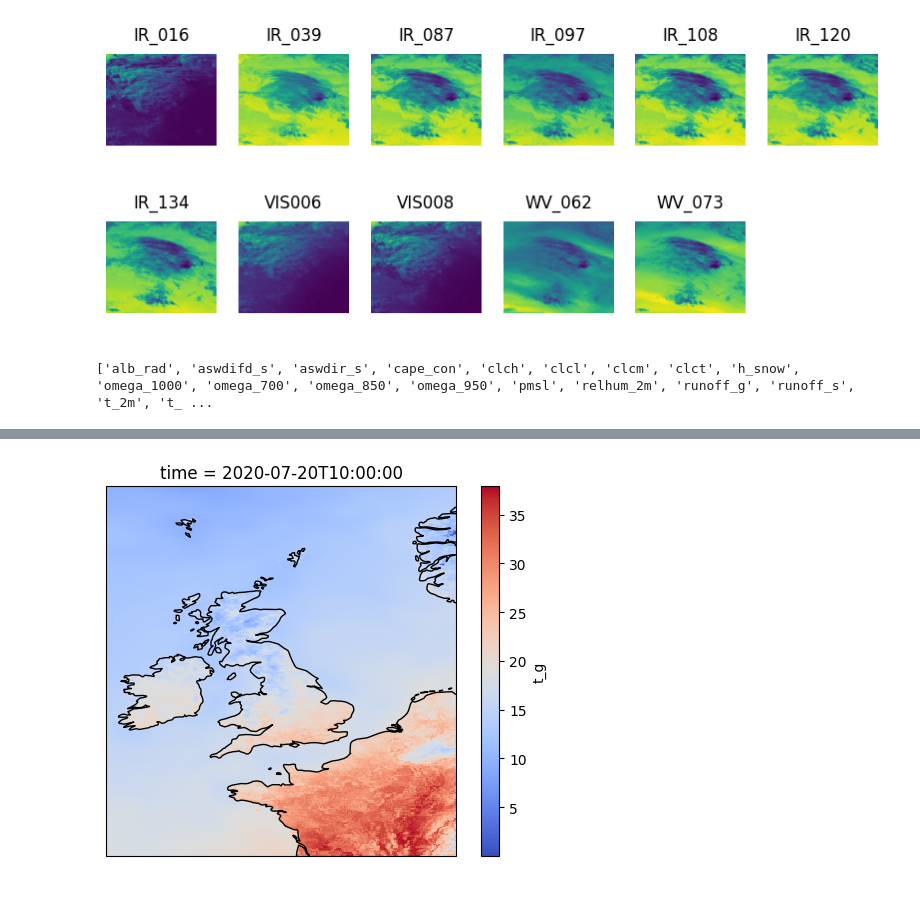
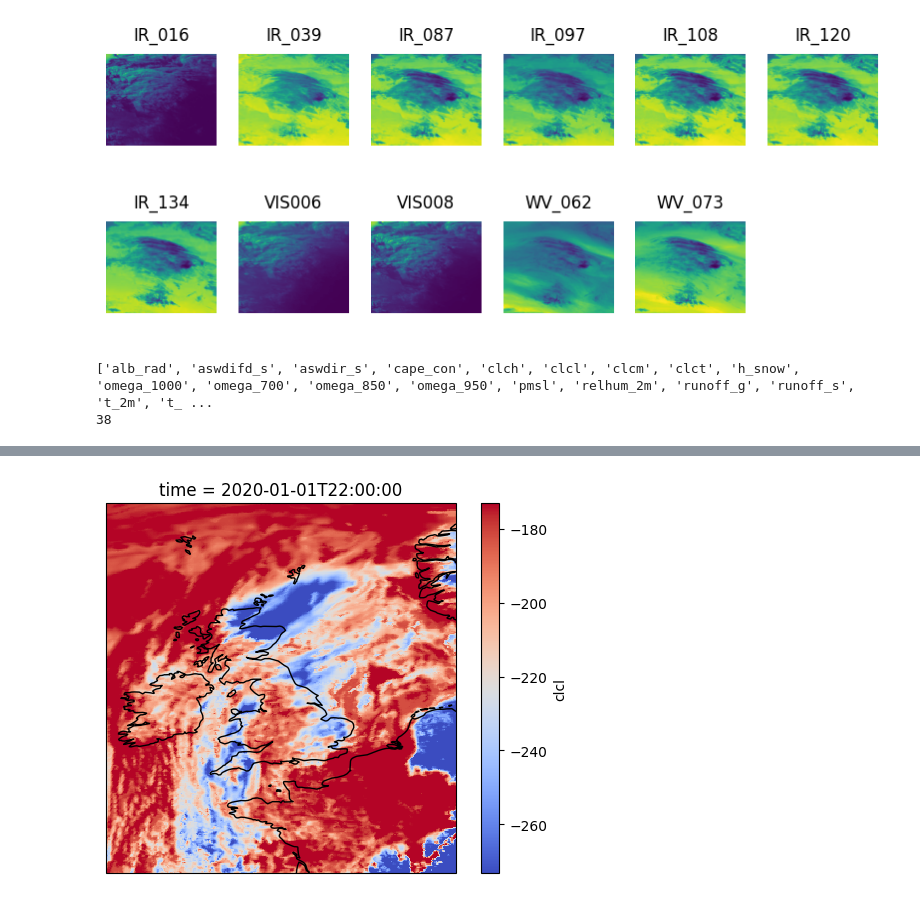
Before and after one commit to mlberkeley/climatehack2023, a Jupyter notebook: notebooks/Andrew_explores.ipynb, the cells around one changed output, grey strips where cells are left out. Drawn from its saved outputs; the diff is of its cells as text; code cells hidden in the pictures.

```diff
--- a/notebooks/Andrew_explores.ipynb
+++ b/notebooks/Andrew_explores.ipynb
@@ -109,39 +111,76 @@ nwp = xr.open_dataset(
 
 data_vars = np.array(list(nwp.data_vars.keys()))
 print(list(data_vars))
+print(len(data_vars))
 # %% [output]
 ['alb_rad', 'aswdifd_s', 'aswdir_s', 'cape_con', 'clch', 'clcl', 'clcm', 'clct', 'h_snow', 'omega_1000', 'omega_700', 'omega_850', 'omega_950', 'pmsl', 'relhum_2m', 'runoff_g', 'runoff_s', 't_2m', 't_ ...
+38
 # %%
 #numerical weather forcasts
 def get_weather_at_time(year, month, day, hour, minute):
     assert year in [2020, 2021], "year not 2020 or 2021"
     assert minute % 5 == 0, "minute not multiple of 5"
-    assert 4 <= hour <= 21, "hour not between 4 and 21"
+    assert 4 <= hour <= 22, "hour not between 4 and 22"
+    data_vars = np.array(list(nwp.data_vars.keys()))
+
     try:
         date = datetime(year=year, month=month, day=day, hour=hour, minute=minute)
         print(date)
     except:
         print("date invalid")
         return
+
     weather = xr.open_dataset(
         f"/data/climatehack/official_dataset/weather/{year}/{month}.zarr.zip",
         engine="zarr",
         consolidated=True,
     )
-    axes = plt.axes(projection=ccrs.PlateCarree())
 
-    return weather["data"].sel(time=date).to_numpy()[::-1]
+    out = [weather[data_var].sel(time=date) - 273.15 for data_var in data_vars]  #273.15 is because Kelvin!!!
+    np.vstack(out)
 
-axes = plt.axes(projection=ccrs.PlateCarree())
 
-(nwp["t_g"].sel(time="2020-07-20 10:00") - 273.15).plot.pcolormesh(
-    ax=axes,
-    transform=ccrs.PlateCarree(),
-    x="longitude",
-    y="latitude",
-    add_colorbar=True,
-    cmap="coolwarm",
-)  # type: ignore
+    return out
 
-axes.coastlines()
+def plot_weather_at_time(year, month, day, hour, minute, channel = "all"):
+    channel_names = np.array(['alb_rad', 'aswdifd_s', 'aswdir_s', 'cape_con', 'clch', 'clcl', 'clcm', 'clct', 'h_snow', 'omega_1000', 'omega_700', 'omega_850', 'omega_950', 'pmsl', 'relhum_2m', 'runoff_g', 'runoff_s', 't_2m', 't_500', 't_850', 't_950', 't_g', 'td_2m', 'tot_prec', 'u_10m', 'u_50', 'u_500', 'u_850', 'u_950', 'v_10m', 'v_50', 'v_500', 'v_850', 'v_950', 'vmax_10m', 'w_snow', 'ww', 'z0'])
+    to_plot = get_weather_at_time(year, month, day, hour, minute)
+
+
+    if channel == "all":
+        num_rows, num_cols, num_images = 4, 10, 38
+        fig, axes = plt.subplots(num_rows, num_cols, figsize=(10, 5), subplot_kw={'projection': ccrs.PlateCarree()})
+
+        # Plot each image in the grid
+        for i in range(num_rows):
+            for j in range(num_cols):
+                index = i * num_cols + j
+                if index < num_images:
+                    # axes[i, j].imshow(to_plot[index])  # Assuming grayscale images
+                    (to_plot[index]).plot.pcolormesh(
+                        ax=axes[i, j],
+                        transform=ccrs.PlateCarree(),
+                        x="longitude",
+                        y="latitude",
+                        add_colorbar=False,
+                        cmap="coolwarm",
+                    )  # type: ignore
+                    axes[i, j].set_title(channel_names[index])
+                axes[i, j].axis('off')  # Turn off axis labels for cleaner display
+                axes[i, j].coastlines()  #downloads somethingn somehow cuz cartopy ig
+    else:
+        axes = plt.axes(projection=ccrs.PlateCarree())
+        print(np.where(channel_names == channel)[0])
+        (to_plot[np.where(channel_names == channel)[0].item()]).plot.pcolormesh(
+            ax=axes,
+            transform=ccrs.PlateCarree(),
+            x="longitude",
+            y="latitude",
+            add_colorbar=True,
+            cmap="coolwarm",
+        )  # type: ignore
+        axes.coastlines()
+
+
+plot_weather_at_time(2020, 1, 1, 22, 0, channel = "clcl")
 # %% [output]
@@ -149 +189 @@ axes.coastlines()
-[figure, old version]
+[figure, new version]
```
Also changed, not shown: parts of 7 cells of this notebook.
